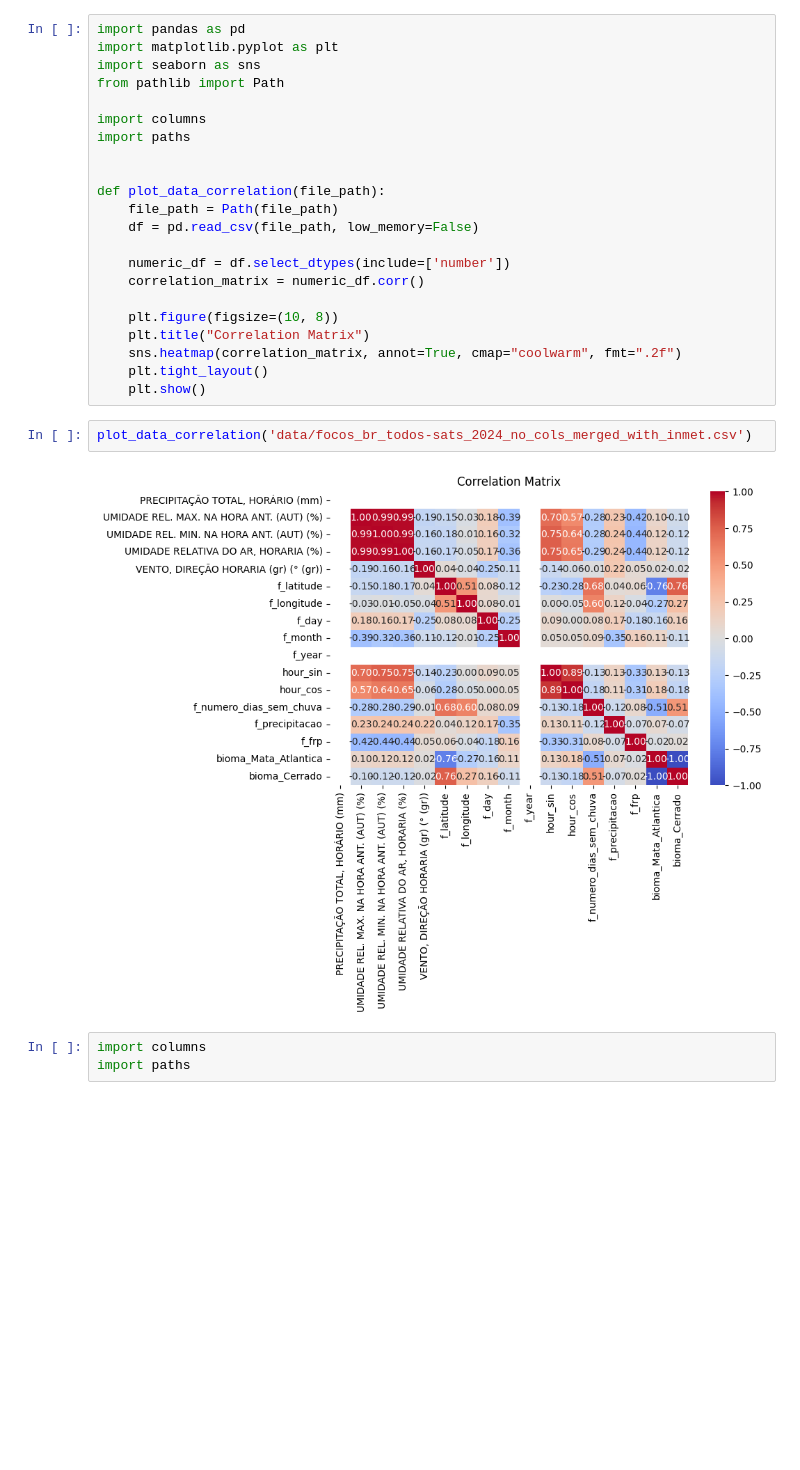
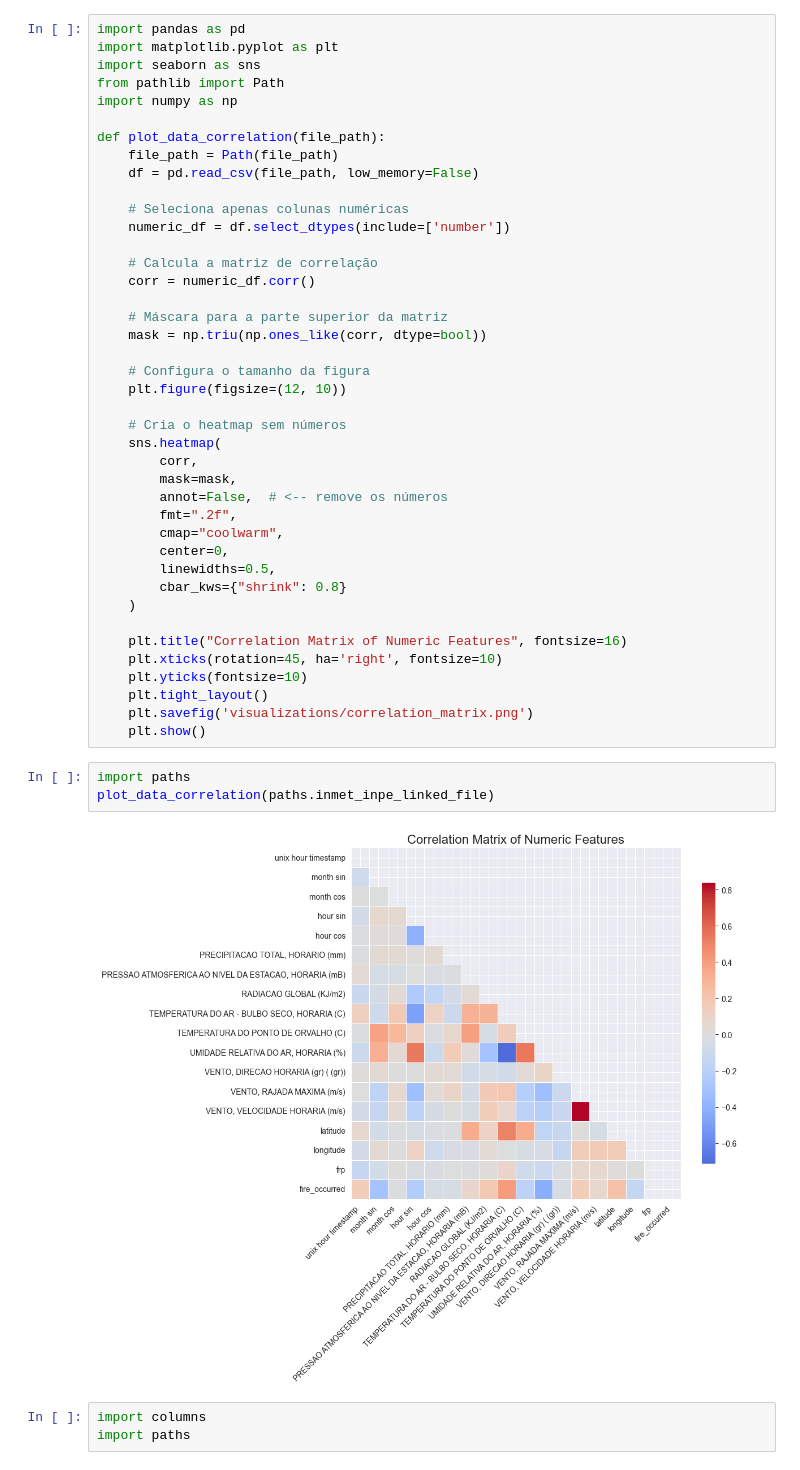
Before and after one commit to PhPires13/ICD-TP-Padroes-Atmosfericos-Sazonalidade-Queimadas, a Jupyter notebook: 3_data_visualization.ipynb, the cells around one changed output. Drawn from its saved outputs; the diff is of its cells as text; blank space fills up the shorter version.

Commit message:
Update correlation matrix

```diff
--- a/3_data_visualization.ipynb
+++ b/3_data_visualization.ipynb
@@ -3,27 +3,47 @@ import pandas as pd
 import matplotlib.pyplot as plt
 import seaborn as sns
 from pathlib import Path
-
-import columns
-import paths
-
+import numpy as np
 
 def plot_data_correlation(file_path):
     file_path = Path(file_path)
     df = pd.read_csv(file_path, low_memory=False)
 
+    # Seleciona apenas colunas numéricas
     numeric_df = df.select_dtypes(include=['number'])
-    correlation_matrix = numeric_df.corr()
 
-    plt.figure(figsize=(10, 8))
-    plt.title("Correlation Matrix")
-    sns.heatmap(correlation_matrix, annot=True, cmap="coolwarm", fmt=".2f")
+    # Calcula a matriz de correlação
+    corr = numeric_df.corr()
+
+    # Máscara para a parte superior da matriz
+    mask = np.triu(np.ones_like(corr, dtype=bool))
+
+    # Configura o tamanho da figura
+    plt.figure(figsize=(12, 10))
+
+    # Cria o heatmap sem números
+    sns.heatmap(
+        corr,
+        mask=mask,
+        annot=False,  # <-- remove os números
+        fmt=".2f",
+        cmap="coolwarm",
+        center=0,
+        linewidths=0.5,
+        cbar_kws={"shrink": 0.8}
+    )
+
+    plt.title("Correlation Matrix of Numeric Features", fontsize=16)
+    plt.xticks(rotation=45, ha='right', fontsize=10)
+    plt.yticks(fontsize=10)
     plt.tight_layout()
+    plt.savefig('visualizations/correlation_matrix.png')
     plt.show()
 # %%
-plot_data_correlation('data/focos_br_todos-sats_2024_no_cols_merged_with_inmet.csv')
+import paths
+plot_data_correlation(paths.inmet_inpe_linked_file)
 # %% [output]
-[figure, old version]
+[figure, new version]
 # %%
 import columns
 import paths
```
Also changed, not shown: 1 other file.
